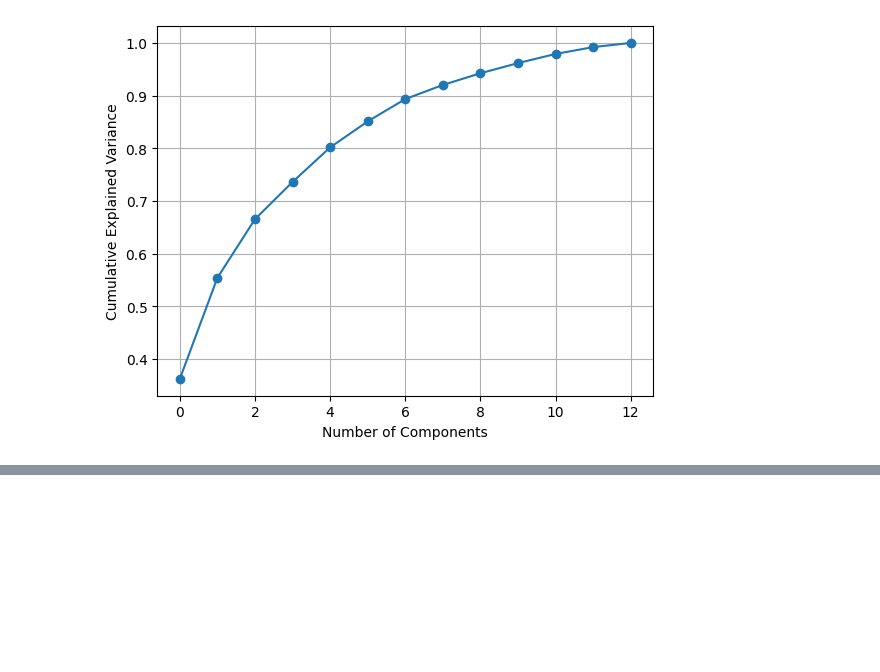
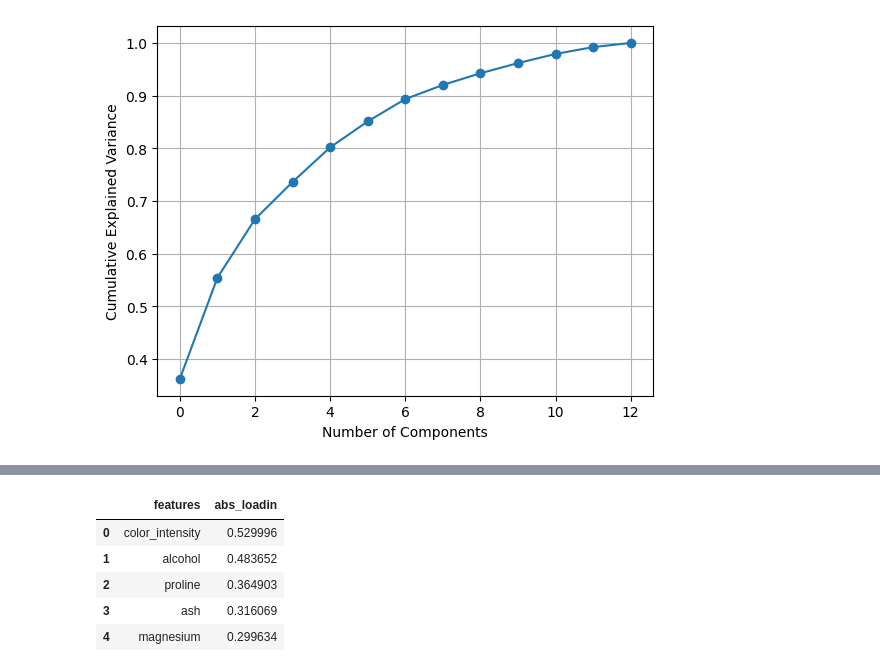
Before and after one commit to TanvirIshrak/Machine-Learning, a Jupyter notebook: learning/Principal Ccomponent Analysis (PCA) .ipynb, the cells around one changed output, grey strips where cells are left out. Cells and saved outputs as stored; diff of their text form; code cells hidden in the pictures; blank space fills up the shorter version.

```diff
--- a/learning/Principal Ccomponent Analysis (PCA) .ipynb
+++ b/learning/Principal Ccomponent Analysis (PCA) .ipynb
@@ -78,0 +140,10 @@ plt.show()
+# %%
+top_pc2 = top_loadings_for_pc(loadings, "PC2", top_n=5)
+top_pc2
+# %% [output]
+|  | features | abs_loadin |
+| 0 | color_intensity | 0.529996 |
+| 1 | alcohol | 0.483652 |
+| 2 | proline | 0.364903 |
+| 3 | ash | 0.316069 |
+| 4 | magnesium | 0.299634 |
```
Also changed, not shown: parts of 14 cells of this notebook.
